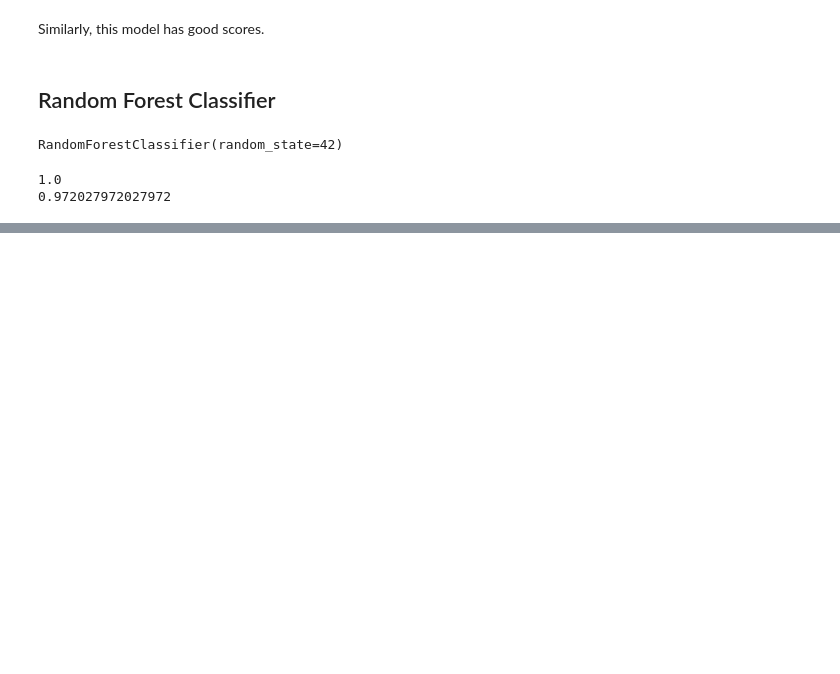
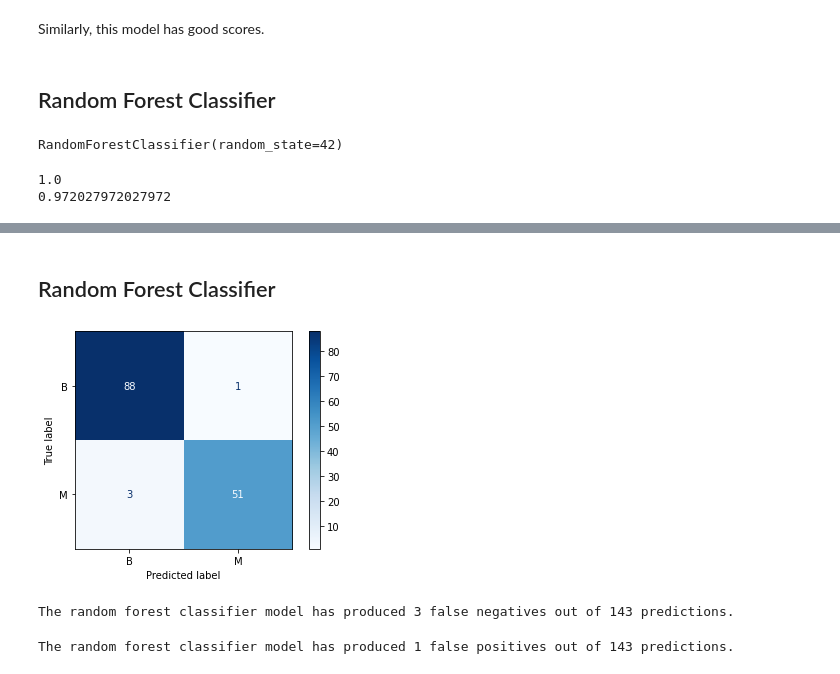
Before and after one commit to Neoneto/Coding_Dojo_Week7, a Jupyter notebook: Classification_Tree_Exercise_(Practice).ipynb, the cells around one changed output, grey strips where cells are left out. Saved outputs shown, nothing was run; the diff lists cells and outputs as text; code cells hidden in the pictures; blank space fills up the shorter version.

```diff
--- a/Classification_Tree_Exercise_(Practice).ipynb
+++ b/Classification_Tree_Exercise_(Practice).ipynb
@@ -131,0 +180,6 @@ print(rf_test)
+# %% [markdown]
+## Random Forest Classifier
+# %%
+plot_confusion_matrix(rf, X_test, y_test, cmap = 'Blues');
+# %% [output]
+[figure, added]
@@ -131,0 +192,8 @@ print(rf_test)
+# %%
+print(f'The random forest classifier model has produced {fn} false negatives out of {len(y_test)} predictions.')
+# %% [output]
+The random forest classifier model has produced 3 false negatives out of 143 predictions.
+# %%
+print(f'The random forest classifier model has produced {fp} false positives out of {len(y_test)} predictions.')
+# %% [output]
+The random forest classifier model has produced 1 false positives out of 143 predictions.
```
Also changed, not shown: parts of 16 cells of this notebook.
